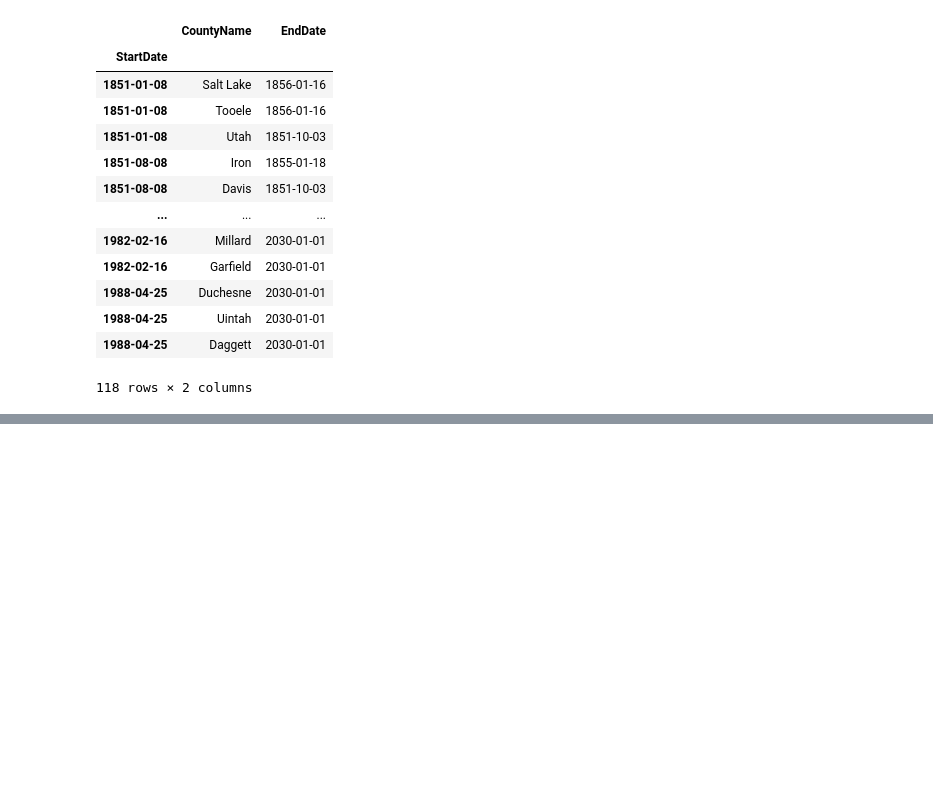
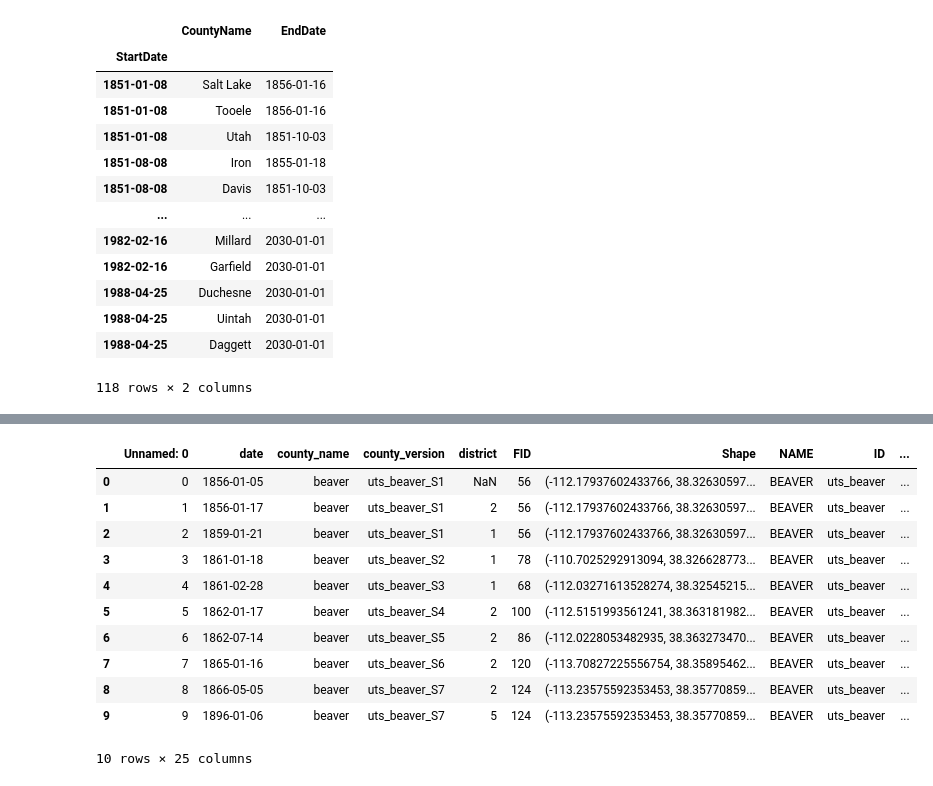
Before and after one commit to agrc/historic-judicial-districts, a Jupyter notebook: notebooks/testing.ipynb, the cells around one changed output, grey strips where cells are left out. Drawn from its saved outputs; the diff is of its cells as text; code cells hidden in the pictures; blank space fills up the shorter version.

```diff
--- a/notebooks/testing.ipynb
+++ b/notebooks/testing.ipynb
@@ -9,6 +10,7 @@ counties_shp = r"C:\gis\Projects\HistoricCounties\Data\HistoricalCountyBoundarie
 # %%
 counties_list = []
 county_fields = [f.name for f in arcpy.ListFields(counties_shp)]
+county_fields.append('SHAPE@')
 with arcpy.da.SearchCursor(counties_shp, county_fields) as sc:
     for row in sc:
         counties_list.append(dict(zip(county_fields, row)))
@@ -402,3 +404,6 @@ districts_df.loc[:, ['CountyName', 'EndDate']]
 | 1988-04-25 | Uintah | 2030-01-01 |
 | 1988-04-25 | Daggett | 2030-01-01 |
 118 rows × 2 columns
+# %%
+change_csv_path = r"C:\gis\Projects\HistoricCounties\Data\JudicialDistricts\change_dates.csv"
+change_df = pd.read_csv(change_csv_path)
@@ -404,0 +452,4 @@ districts_df.loc[:, ['CountyName', 'EndDate']]
+# %%
+test_combined_keys_df = counties_df[counties_df['ID'].str.contains('beaver')].copy()
+test_combined_keys_df['DISTRICT'] = np.nan
+display(test_combined_keys_df)
@@ -404,0 +465,7 @@ districts_df.loc[:, ['CountyName', 'EndDate']]
+# %%
+# test_combined_keys_df[test_combined_keys_df['county_key'] == 'uts_beaver_S1']
+# test_combined_keys_df.sort_values(by='START_DATE', inplace=True)
+# display(test_combined_keys_df)
+
+test_df = change_df[change_df['county_name'] == 'beaver'].copy()
+display(test_df)
@@ -404,0 +484,16 @@ districts_df.loc[:, ['CountyName', 'EndDate']]
+# %%
+merged_df = pd.merge(test_df, test_combined_keys_df, left_on='county_version', right_on='county_key', validate='m:1')
+display(merged_df)
+# %% [output]
+|  | Unnamed: 0 | date | county_name | county_version | district | FID | Shape | NAME | ID | ... |
+| 0 | 0 | 1856-01-05 | beaver | uts_beaver_S1 | NaN | 56 | (-112.17937602433766, 38.32630597... | BEAVER | uts_beaver | ... |
+| 1 | 1 | 1856-01-17 | beaver | uts_beaver_S1 | 2 | 56 | (-112.17937602433766, 38.32630597... | BEAVER | uts_beaver | ... |
+| 2 | 2 | 1859-01-21 | beaver | uts_beaver_S1 | 1 | 56 | (-112.17937602433766, 38.32630597... | BEAVER | uts_beaver | ... |
+| 3 | 3 | 1861-01-18 | beaver | uts_beaver_S2 | 1 | 78 | (-110.7025292913094, 38.326628773... | BEAVER | uts_beaver | ... |
+| 4 | 4 | 1861-02-28 | beaver | uts_beaver_S3 | 1 | 68 | (-112.03271613528274, 38.32545215... | BEAVER | uts_beaver | ... |
+| 5 | 5 | 1862-01-17 | beaver | uts_beaver_S4 | 2 | 100 | (-112.5151993561241, 38.363181982... | BEAVER | uts_beaver | ... |
+| 6 | 6 | 1862-07-14 | beaver | uts_beaver_S5 | 2 | 86 | (-112.0228053482935, 38.363273470... | BEAVER | uts_beaver | ... |
+| 7 | 7 | 1865-01-16 | beaver | uts_beaver_S6 | 2 | 120 | (-113.70827225556754, 38.35895462... | BEAVER | uts_beaver | ... |
+| 8 | 8 | 1866-05-05 | beaver | uts_beaver_S7 | 2 | 124 | (-113.23575592353453, 38.35770859... | BEAVER | uts_beaver | ... |
+| 9 | 9 | 1896-01-06 | beaver | uts_beaver_S7 | 5 | 124 | (-113.23575592353453, 38.35770859... | BEAVER | uts_beaver | ... |
+10 rows × 25 columns
```
Also changed, not shown: parts of 7 cells of this notebook.
